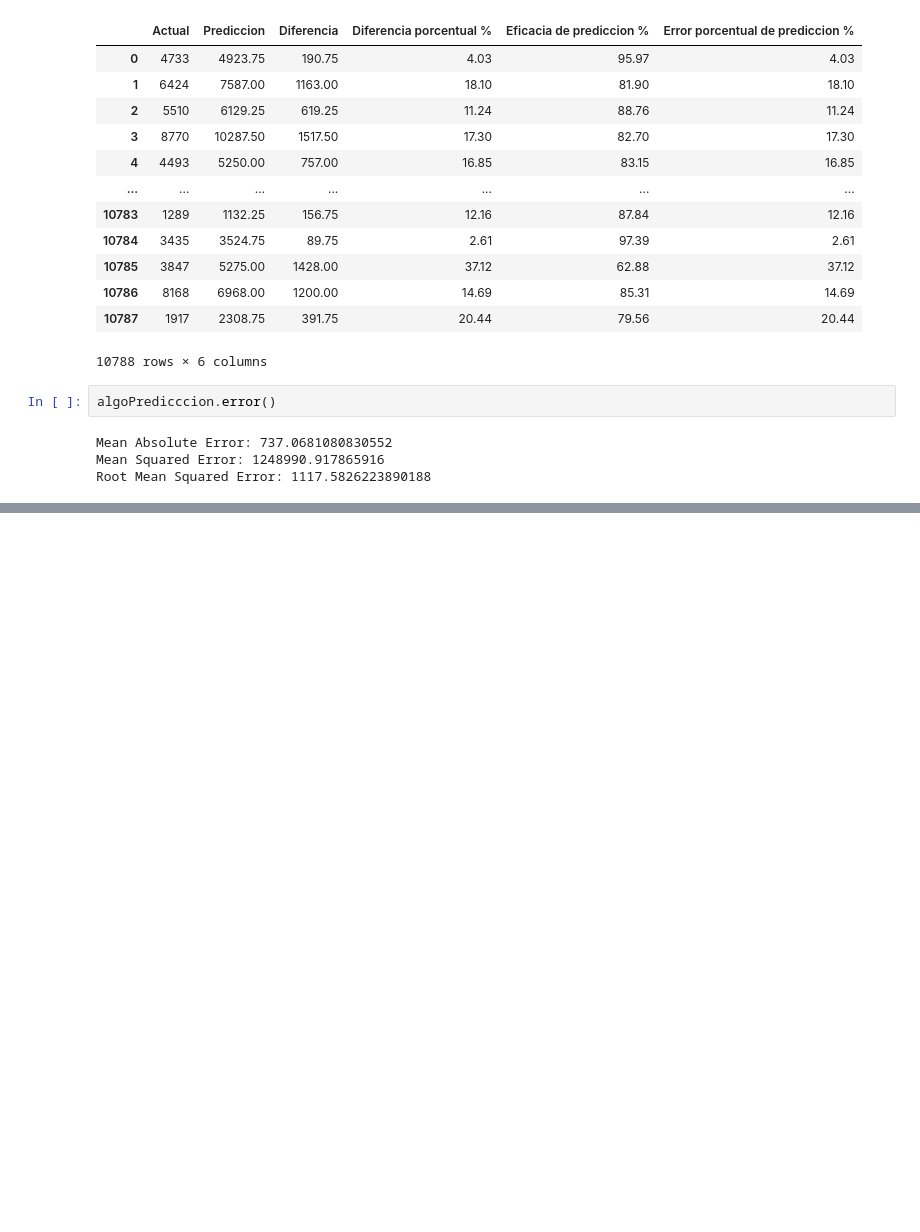
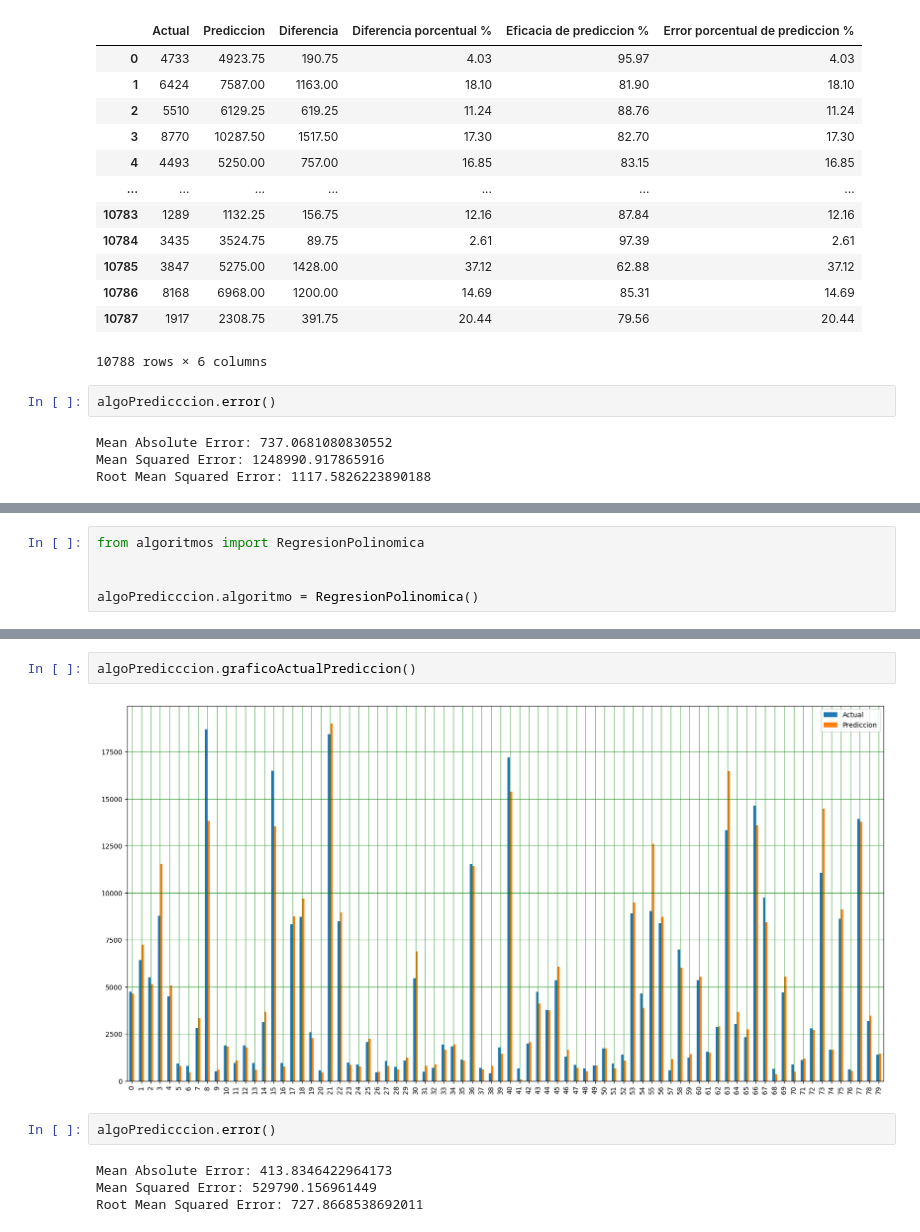
Before and after one commit to Lorenzomar4/ParadigmasDeProgramacionUnsam-tps, a Jupyter notebook: TP1.ipynb, the cells around one changed output, grey strips where cells are left out. Cells and saved outputs as stored; diff of their text form; blank space fills up the shorter version.

```diff
--- a/TP1.ipynb
+++ b/TP1.ipynb
@@ -784,0 +749,5 @@ plt.show()
+# %%
+from algoritmos import RegresionPolinomica
+
+
+algoPredicccion.algoritmo = RegresionPolinomica()
@@ -784,0 +784,10 @@ plt.show()
+# %%
+algoPredicccion.graficoActualPrediccion()
+# %% [output]
+[figure, added]
+# %%
+algoPredicccion.error()
+# %% [output]
+Mean Absolute Error: 413.8346422964173
+Mean Squared Error: 529790.156961449
+Root Mean Squared Error: 727.8668538692011
```
Also changed, not shown: parts of 16 cells of this notebook, 3 other files.
